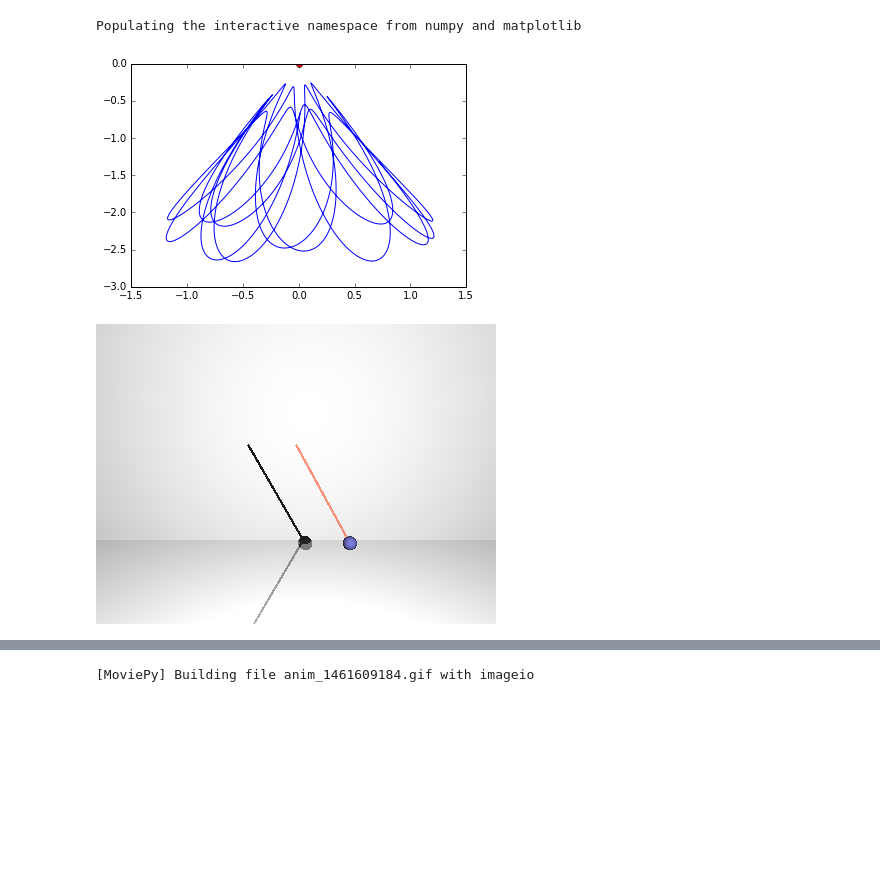
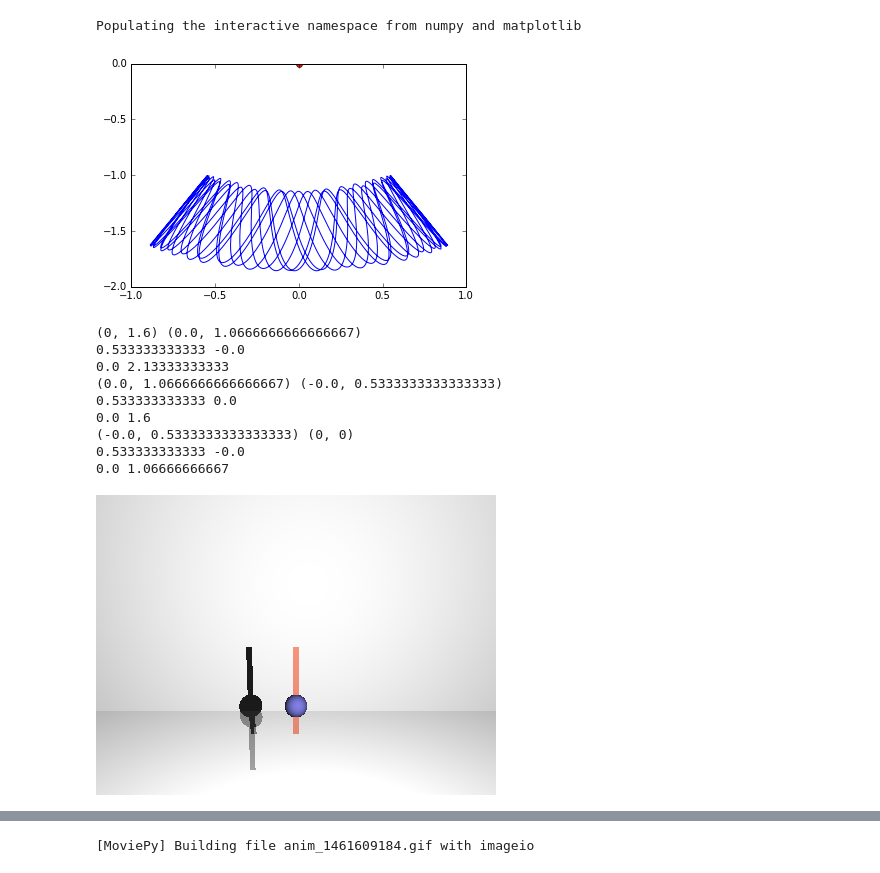
Before and after one commit to scoiatael/MZP, a Jupyter notebook: Lista7.ipynb, the cells around one changed output, grey strips where cells are left out. Drawn from its saved outputs; the diff is of its cells as text; code cells hidden in the pictures; blank space fills up the shorter version.

```diff
--- a/Lista7.ipynb
+++ b/Lista7.ipynb
@@ -6,7 +6,7 @@ import numpy as np
 # %% [output]
 Populating the interactive namespace from numpy and matplotlib
 # %%
-g, l, k, m = [10., 1.5, 30., .5]
+g, l, k, m = [10., 1.5, 30., .05]
 
 X0 = 0
 XF = 10
@@ -46,7 +46,7 @@ def plot_trajectory(Ys):
 # %%
 plot_trajectory(Ys)
 # %% [output]
-[figure, old version]
+[figure, new version]
 # %%
 from vapory import *
 from IPython.display import Image
@@ -56,31 +56,58 @@ from moviepy.editor import VideoClip
 # %%
 color = lambda col: Texture( Pigment( 'color', col))
 
 def scene(th, x):
     wall = Plane([0, 0, 1], 20, Texture(Pigment('color', [1, 1, 1])))
     ground = Plane( [0, -20, 0], 10,
                 Texture( Pigment( 'color', [1, 1, 1]),
                          Finish( 'phong', 0.1,
                                  'reflection',0.4,
                                  'metallic', 0.3)))
 
-    radius = m/4.
+    radius = .2
     sphere = Sphere([0,0,0],
                     radius,
                     color([.5, .5, .9]),
                     'translate', [0., x+l, 0.])
-    spring = Box([-.02, x+l, 0] , [.02,0,0],
-                        color([1,.6,.5]))
+    length = x+l
+    points = [(0,x+l), (.0, (x+l)/3*2), (-.0, (x+l)/3), (0, 0)]
+    def line(fro, to, width=0.1):
+        print(fro, to)
+        xf, yf = fro
+        xt, yt = to
+        xd = xt - xf
+        yd = yt - yf
+        length = np.sqrt(xd**2 + yd**2)
+        th = np.rad2deg(np.arctan(xd/yd))
+        print(length, th)
+        print((-xt + xf + length*np.sin(np.deg2rad(th))), (yf + length*np.cos(np.deg2rad(th))))
+        return Union(
+                    Box([-width/2, 0, 0], [width/2, length, 0],
+                        color([1,.6,.5])),
+                    'rotate', [0., 0., th],
+                    'translate', [xf, yf])
+
+    spring = Union(*[line(p, np) for p, np in zip(points, points[1:])])
+    #spring = line((0,0), (0, length))
     pendulum = Union(spring,
                      sphere,
                      'rotate', [0, 0, 180 + np.rad2deg(th)],
                      'translate', [0., 0.5, 0.])
     return Scene( Camera( 'location', [0, 1, -5], 'look_at',  [0, 0, 0] ),
             [ LightSource( [1, 1, -5], 'color', [1.5,1.5,1.5] ),
               Background( "color", [1,1,1] ),
               pendulum,
               wall,
               ground])
-scene(0.5, 0.5).render('ipython', width=400, height=300)
+scene(0., 0.1).render('ipython', width=400, height=300)
 # %% [output]
+(0, 1.6) (0.0, 1.0666666666666667)
+0.533333333333 -0.0
+0.0 2.13333333333
+(0.0, 1.0666666666666667) (-0.0, 0.5333333333333333)
+0.533333333333 0.0
+0.0 1.6
+(-0.0, 0.5333333333333333) (0, 0)
+0.533333333333 -0.0
+0.0 1.06666666667
-[figure, old version]
+[figure, new version]
```
Also changed, not shown: parts of 10 cells of this notebook.
